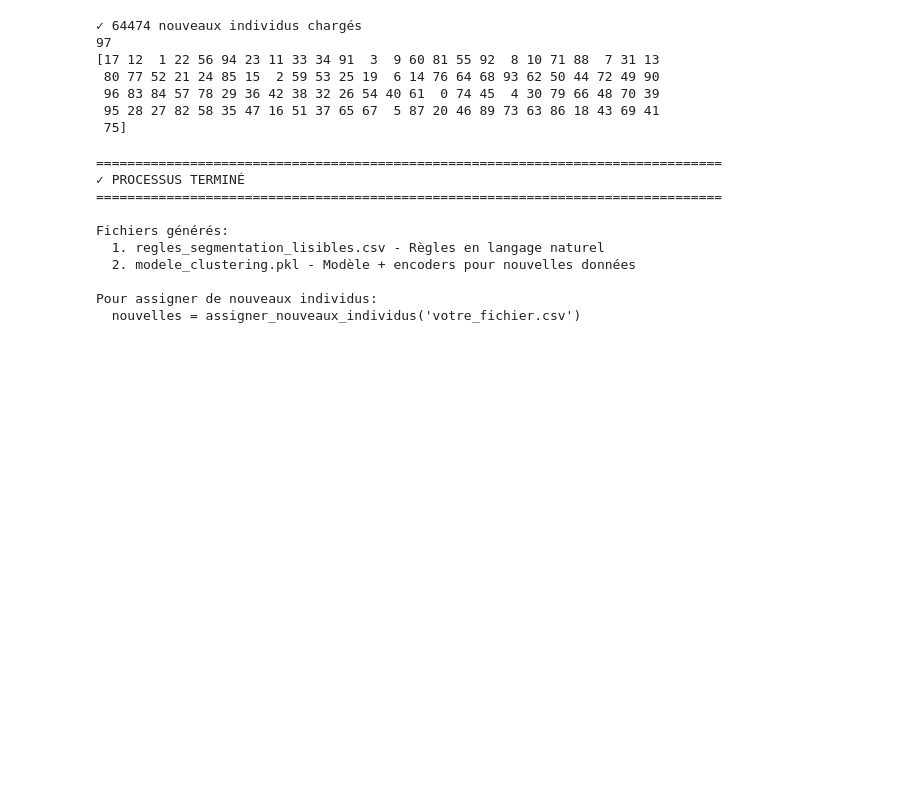
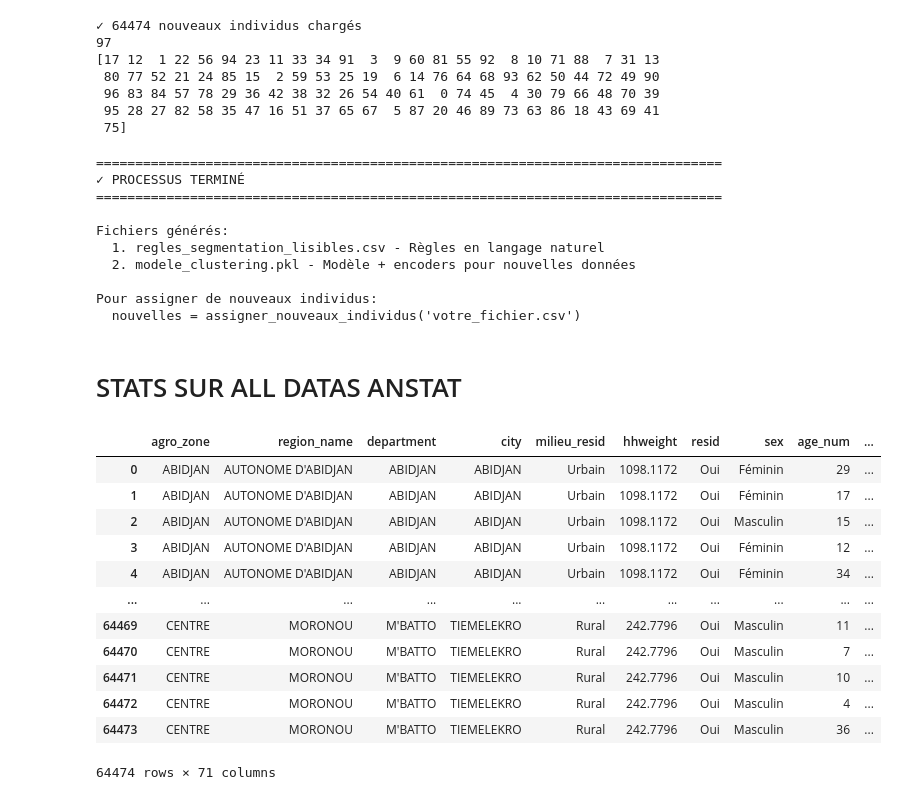
Before and after one commit to Didi17ane/Tyli_DataViz, a Jupyter notebook: SCORING/decisiontree.ipynb, the cells around one changed output. Cells and saved outputs as stored; diff of their text form; code cells hidden in the pictures; blank space fills up the shorter version.

```diff
--- a/SCORING/decisiontree.ipynb
+++ b/SCORING/decisiontree.ipynb
@@ -535,3 +536,22 @@ Fichiers générés:
 
 Pour assigner de nouveaux individus:
   nouvelles = assigner_nouveaux_individus('votre_fichier.csv')
+# %% [markdown]
+# STATS SUR ALL DATAS ANSTAT
+# %%
+df_anstat = pd.read_csv("./anstat_assignation.csv")
+df_anstat
+# %% [output]
+|  | agro_zone | region_name | department | city | milieu_resid | hhweight | resid | sex | age_num | ... |
+| 0 | ABIDJAN | AUTONOME D'ABIDJAN | ABIDJAN | ABIDJAN | Urbain | 1098.1172 | Oui | Féminin | 29 | ... |
+| 1 | ABIDJAN | AUTONOME D'ABIDJAN | ABIDJAN | ABIDJAN | Urbain | 1098.1172 | Oui | Féminin | 17 | ... |
+| 2 | ABIDJAN | AUTONOME D'ABIDJAN | ABIDJAN | ABIDJAN | Urbain | 1098.1172 | Oui | Masculin | 15 | ... |
+| 3 | ABIDJAN | AUTONOME D'ABIDJAN | ABIDJAN | ABIDJAN | Urbain | 1098.1172 | Oui | Féminin | 12 | ... |
+| 4 | ABIDJAN | AUTONOME D'ABIDJAN | ABIDJAN | ABIDJAN | Urbain | 1098.1172 | Oui | Féminin | 34 | ... |
+| ... | ... | ... | ... | ... | ... | ... | ... | ... | ... | ... |
+| 64469 | CENTRE | MORONOU | M'BATTO | TIEMELEKRO | Rural | 242.7796 | Oui | Masculin | 11 | ... |
+| 64470 | CENTRE | MORONOU | M'BATTO | TIEMELEKRO | Rural | 242.7796 | Oui | Masculin | 7 | ... |
+| 64471 | CENTRE | MORONOU | M'BATTO | TIEMELEKRO | Rural | 242.7796 | Oui | Masculin | 10 | ... |
+| 64472 | CENTRE | MORONOU | M'BATTO | TIEMELEKRO | Rural | 242.7796 | Oui | Masculin | 4 | ... |
+| 64473 | CENTRE | MORONOU | M'BATTO | TIEMELEKRO | Rural | 242.7796 | Oui | Masculin | 36 | ... |
+64474 rows × 71 columns
```
Also changed, not shown: parts of 24 cells of this notebook, 1 other file.
